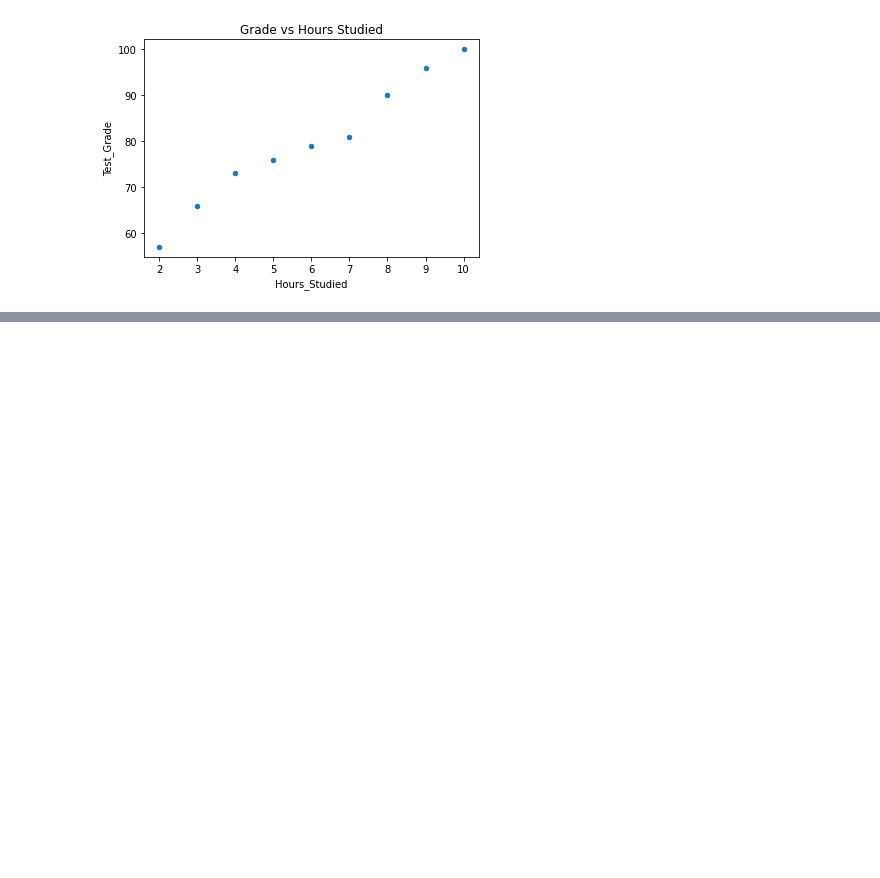
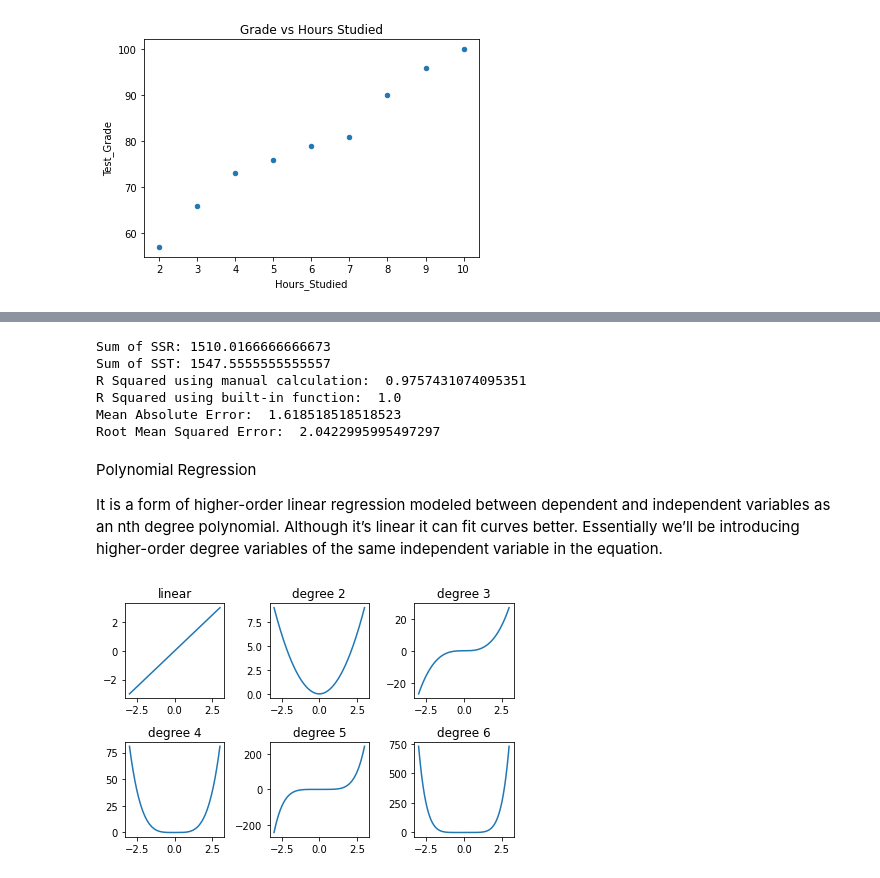
Before and after one commit to BartTho/MijnDeepLearning, a Jupyter notebook: Scales.ipynb, the cells around one changed output, grey strips where cells are left out. Cells and saved outputs as stored; diff of their text form; code cells hidden in the pictures; blank space fills up the shorter version.

```diff
--- a/Scales.ipynb
+++ b/Scales.ipynb
@@ -277,0 +317,46 @@ Test_Grade          0.987797    1.000000
+# %%
+#Linear regression model accuracy matrices # function to calculate r-squared, MAE, RMSE
+from sklearn.metrics import r2_score , mean_absolute_error, mean_squared_error
+# add predict value to the data frame
+df['Test_Grade_Pred'] = lr.predict(x)
+# Manually calculating R Squared
+df['SST'] = np.square(df['Test_Grade'] - df['Test_Grade'].mean())
+df['SSR'] = np.square(df['Test_Grade_Pred'] - df['Test_Grade'].mean())
+print ("Sum of SSR:", df['SSR'].sum())
+print ("Sum of SST:", df['SST'].sum())
+print ("R Squared using manual calculation: ", df['SSR'].sum() / df['SST'].sum())
+# Using built-in function
+print ("R Squared using built-in function: ", r2_score(df.Test_Grade, y))
+print ("Mean Absolute Error: ", mean_absolute_error(df.Test_Grade, df.Test_Grade_Pred))
+print ("Root Mean Squared Error: ", np.sqrt(mean_squared_error(df.Test_Grade,df.Test_Grade_Pred)))
+# %% [output]
+Sum of SSR: 1510.0166666666673
+Sum of SST: 1547.5555555555557
+R Squared using manual calculation:  0.9757431074095351
+R Squared using built-in function:  1.0
+Mean Absolute Error:  1.618518518518523
+Root Mean Squared Error:  2.0422995995497297
+# %% [markdown]
+Polynomial Regression
+
+It is a form of higher-order linear regression modeled between dependent and independent variables as an nth degree polynomial. Although it’s linear it can fit curves better. Essentially we’ll be introducing higher-order degree variables of the same independent variable in the equation.
+# %%
+#Polynomial regression
+x = np.linspace(-3,3,1000) # 1000 sample number between -3 to 3
+# Plot subplots
+fig, ((ax1, ax2, ax3), (ax4, ax5, ax6)) = plt.subplots(nrows=2, ncols=3)
+ax1.plot(x, x)
+ax1.set_title('linear')
+ax2.plot(x, x**2)
+ax2.set_title('degree 2')
+ax3.plot(x, x**3)
+ax3.set_title('degree 3')
+ax4.plot(x, x**4)
+ax4.set_title('degree 4')
+ax5.plot(x, x**5)
+ax5.set_title('degree 5')
+ax6.plot(x, x**6)
+ax6.set_title('degree 6')
+plt.tight_layout()# tidy layout
+# %% [output]
+[figure, added]
```
Also changed, not shown: parts of 6 cells of this notebook, 1 other file.
